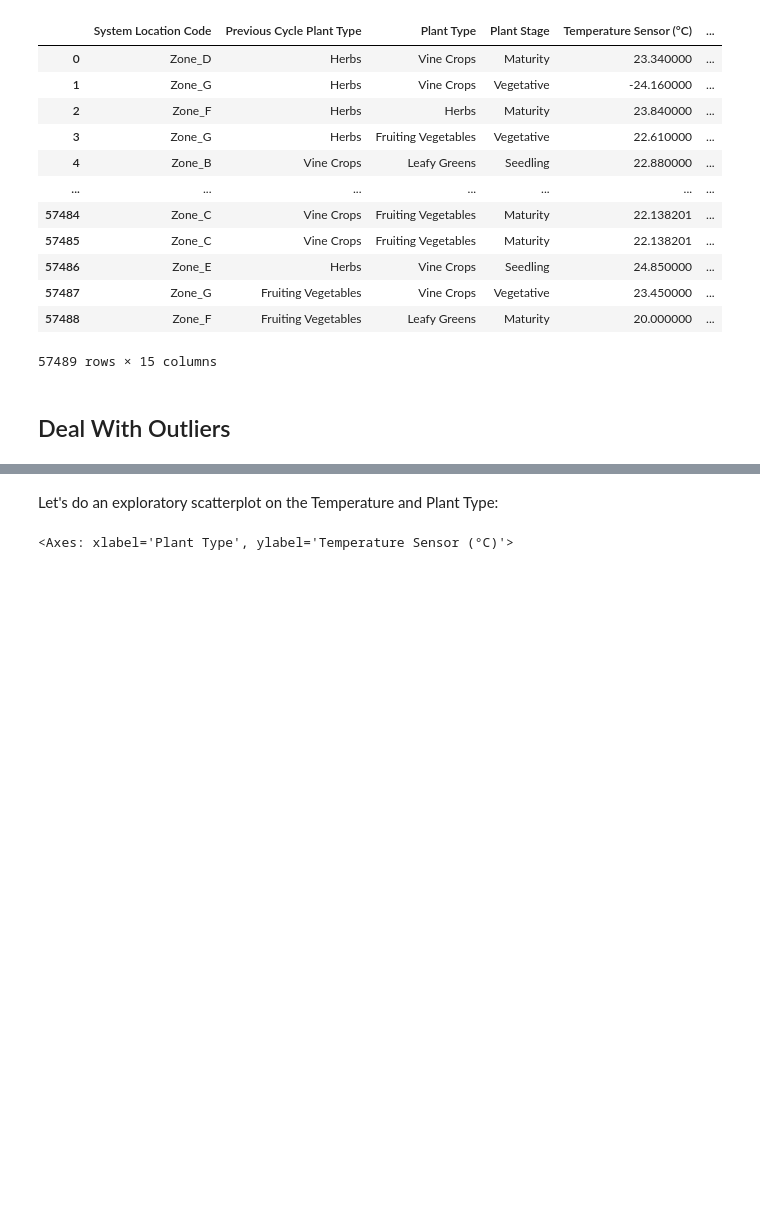
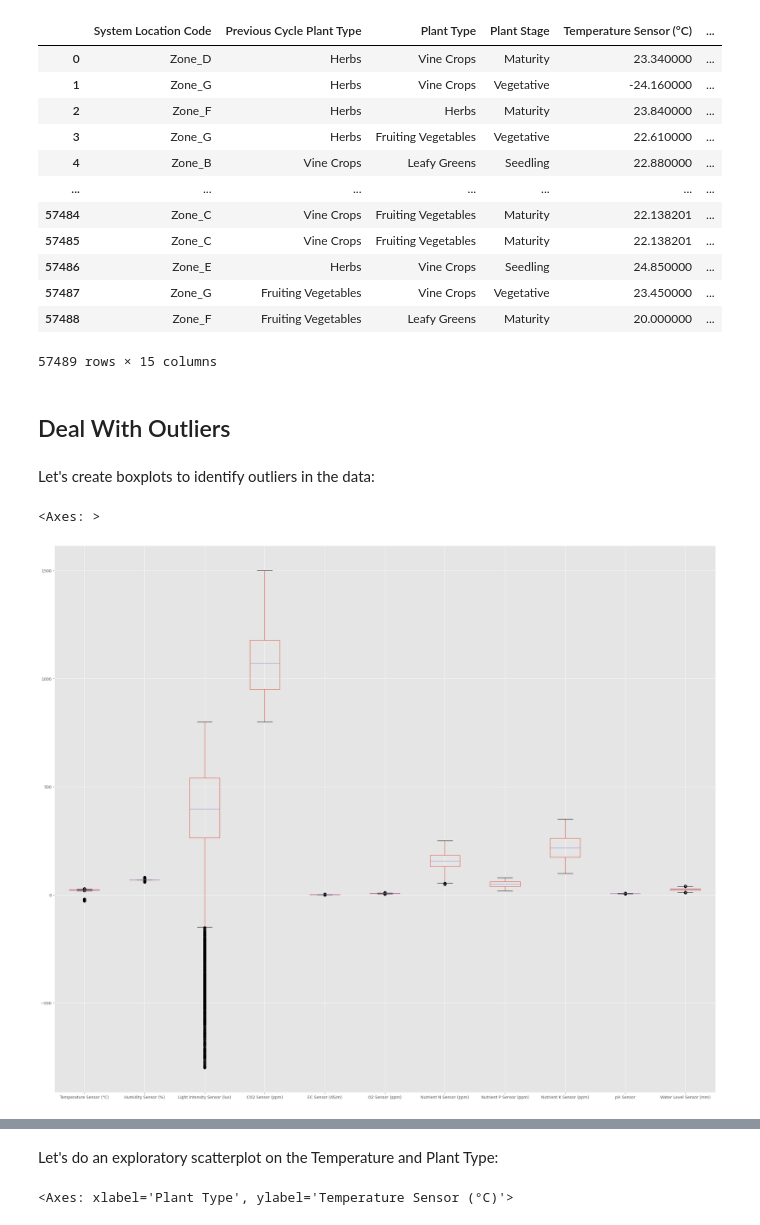
Before and after one commit to jasminetpm/ai-project-predicting-optimal-plant-growth-conditions, a Jupyter notebook: eda.ipynb, the cells around one changed output, grey strips where cells are left out. Cells and saved outputs as stored; diff of their text form; code cells hidden in the pictures; blank space fills up the shorter version.

```diff
--- a/eda.ipynb
+++ b/eda.ipynb
@@ -316,3 +316,10 @@ df
 57489 rows × 15 columns
 # %% [markdown]
 ## Deal With Outliers
+# %% [markdown]
+Let's create boxplots to identify outliers in the data:
+# %%
+df.boxplot() # Boxplot
+# %% [output]
+<Axes: >
+[figure, added]
```
Also changed, not shown: parts of 76 cells of this notebook.
